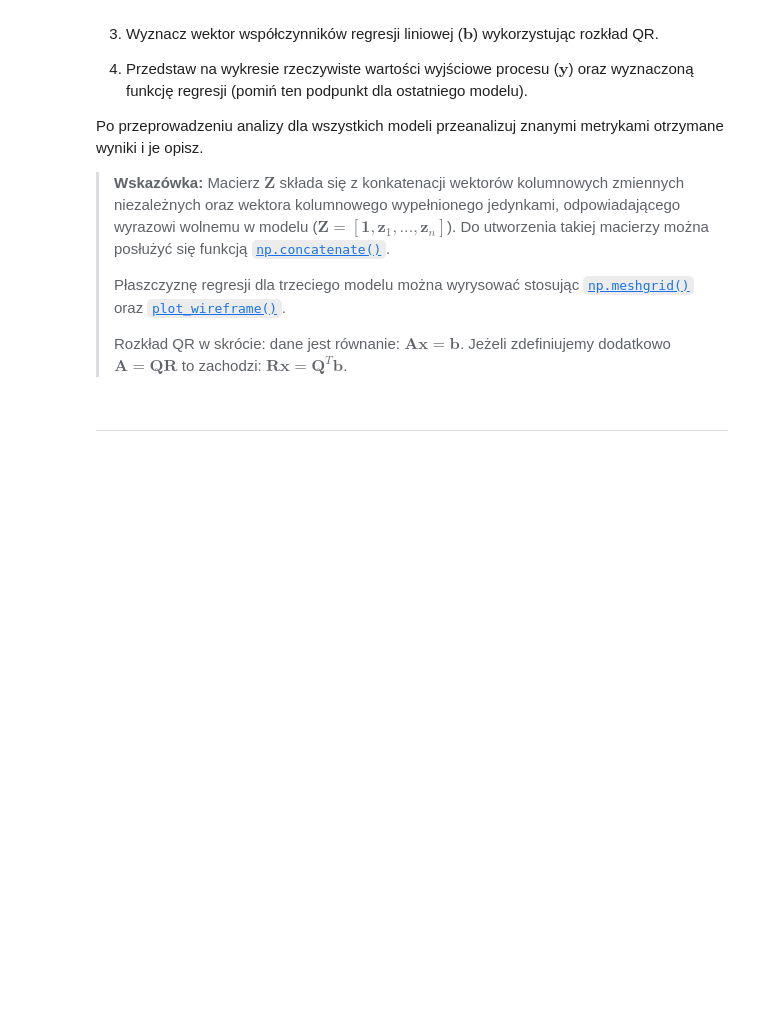
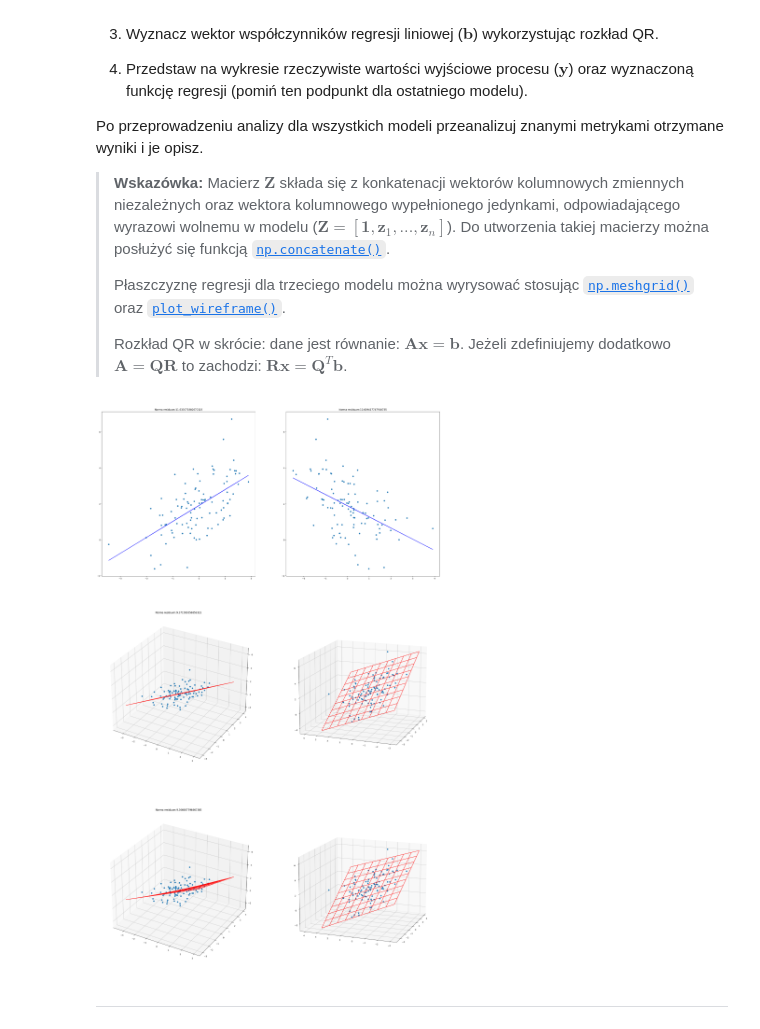
Before and after one commit to MN-KJ-2025/lab-5-r-wnania-m-x-n-KiviGibson, a Jupyter notebook: sprawozdanie.ipynb, the cells around one changed output. Cells and saved outputs as stored; diff of their text form; code cells hidden in the pictures; blank space fills up the shorter version.

```diff
--- a/sprawozdanie.ipynb
+++ b/sprawozdanie.ipynb
@@ -352,28 +353,75 @@ Po przeprowadzeniu analizy dla wszystkich modeli przeanalizuj znanymi metrykami
 # %%
 # ===== Twoja implementacja tutaj =====
 x1 = np.random.normal(0.0, 1.0, (100,1))
 x2 = np.random.normal(0.0, 1.0, (100,1))
 e = np.random.normal(0.0, 1.0, (100,1))
 
 one = np.ones((100,1))
 uno = np.concatenate([one, x1], 1)
 dos = np.concatenate([one, x2], 1)
 tres = np.concatenate([one, x1, x2], 1)
 quatro = np.concatenate([one, x1,x2, x1*x2], 1)
 
 y = 2 + x1 - 0.5 * x2 + e
 tab = [one, dos, tres, quatro]
-fig  = plt.figure()
+fig  = plt.figure(figsize=(30,50))
 ax0 = fig.add_subplot(3, 2, 1)
 ax1 = fig.add_subplot(3, 2, 2)
 ax2 = fig.add_subplot(3, 2, 3, projection='3d')
 ax3 = fig.add_subplot(3, 2, 4, projection='3d')
 ax4 = fig.add_subplot(3, 2, 5, projection='3d')
 ax5 = fig.add_subplot(3, 2, 6, projection='3d')
 axis = [ax0, ax1, ax2, ax3, ax4, ax5]
-Q,R = np.linalg.qr(first)
+norms = []
+
+Q,R = np.linalg.qr(uno)
 y_q = Q.T @ y
-a = sp.linalg.solve_triangluar(R, y_q)
+a = sp.linalg.solve_triangular(R, y_q)
+y1 = a[0] + a[1]*x1
+norms.append(main.residual_norm(uno, a, y))
+axis[0].plot(x1, y, "o")
+axis[0].plot(x1, y1, "-b")
+axis[0].set(title=f"Norma residuum:{norms[-1]}")
+
+Q,R = np.linalg.qr(dos)
+y_q = Q.T @ y
+a = sp.linalg.solve_triangular(R, y_q)
+y2 = a[0] + a[1]*x2
+norms.append(main.residual_norm(dos, a, y))
+axis[1].plot(x2, y, "o")
+axis[1].plot(x2, y2, "-b")
+axis[1].set(title=f"Norma residuum:{norms[-1]}")
+
+Q,R = np.linalg.qr(tres)
+y_q = Q.T @ y
+a = sp.linalg.solve_triangular(R, y_q)
+norms.append(main.residual_norm(tres, a, y))
+X, Y = np.meshgrid(np.linspace(-3, 3, 10), np.linspace(-3, 3, 10))
+z3 = a[0] + a[1] * X + a[2] * Y
+axis[2].plot(x1, x2, y, "o")
+axis[2].plot_wireframe(X, Y, z3, color="r")
+axis[2].set(title=f"Norma residuum:{norms[-1]}")
+
+axis[3].plot(x1, x2, y, "o")
+axis[3].plot_wireframe(X, Y, z3, color="r")
+axis[3].view_init(15, 200, 0)
+Q,R = np.linalg.qr(quatro)
+y_q = Q.T @ y
+a = sp.linalg.solve_triangular(R, y_q)
+norms.append(main.residual_norm(quatro, a, y))
+X, Y = np.meshgrid(np.linspace(-3, 3, 10), np.linspace(-3, 3, 10))
+z4 = a[0] + a[1] * X + a[2] * Y + a[3] * X * Y
+axis[4].plot(x1, x2, y, "o")
+axis[4].plot_wireframe(X, Y, z4, color="r")
+axis[4].set(title=f"Norma residuum:{norms[-1]}")
+
+axis[5].plot(x1, x2, y, "o")
+axis[5].plot_wireframe(X, Y, z4, color="r")
+axis[5].view_init(15, 200, 0)
+plt.show()
+# dokończ
+# %% [output]
+[figure, added]
 # %% [markdown]
 ---
 # %% [markdown]
```
Also changed, not shown: parts of 2 cells of this notebook.
